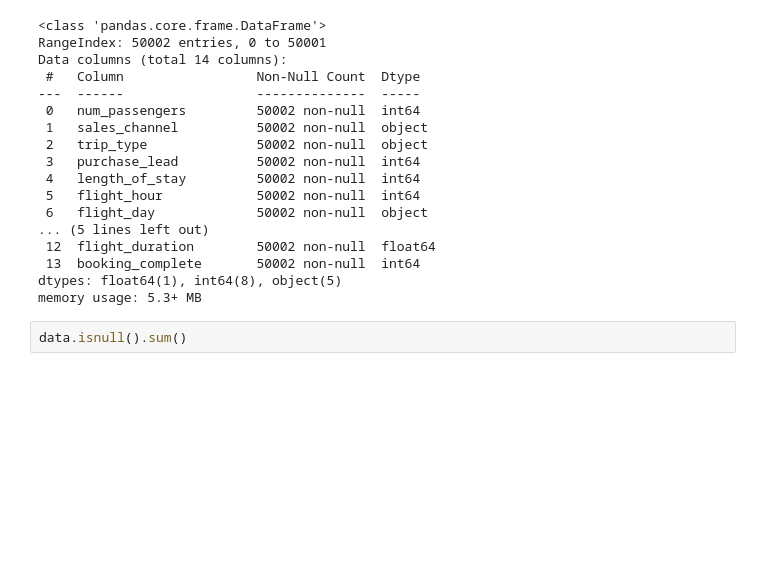
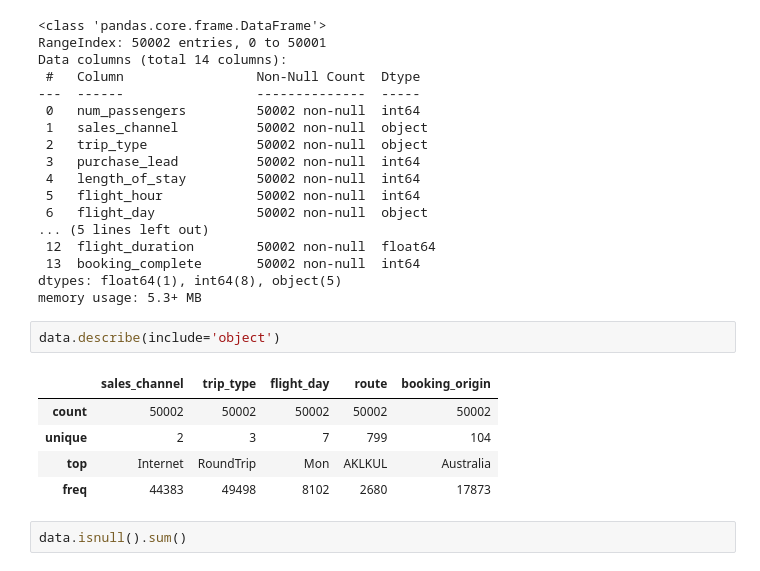
Before and after one commit to ratmeow/ml_lr2, a Jupyter notebook: lr2.ipynb, the cells around one changed output. Cells and saved outputs as stored; diff of their text form; blank space fills up the shorter version.

```diff
--- a/lr2.ipynb
+++ b/lr2.ipynb
@@ -41,6 +49,14 @@ Data columns (total 14 columns):
  13  booking_complete       50002 non-null  int64
 dtypes: float64(1), int64(8), object(5)
 memory usage: 5.3+ MB
+# %%
+data.describe(include='object')
+# %% [output]
+|  | sales_channel | trip_type | flight_day | route | booking_origin |
+| count | 50002 | 50002 | 50002 | 50002 | 50002 |
+| unique | 2 | 3 | 7 | 799 | 104 |
+| top | Internet | RoundTrip | Mon | AKLKUL | Australia |
+| freq | 44383 | 49498 | 8102 | 2680 | 17873 |
 # %%
 data.isnull().sum()
 # %% [output]
```
Also changed, not shown: parts of 20 cells of this notebook.
